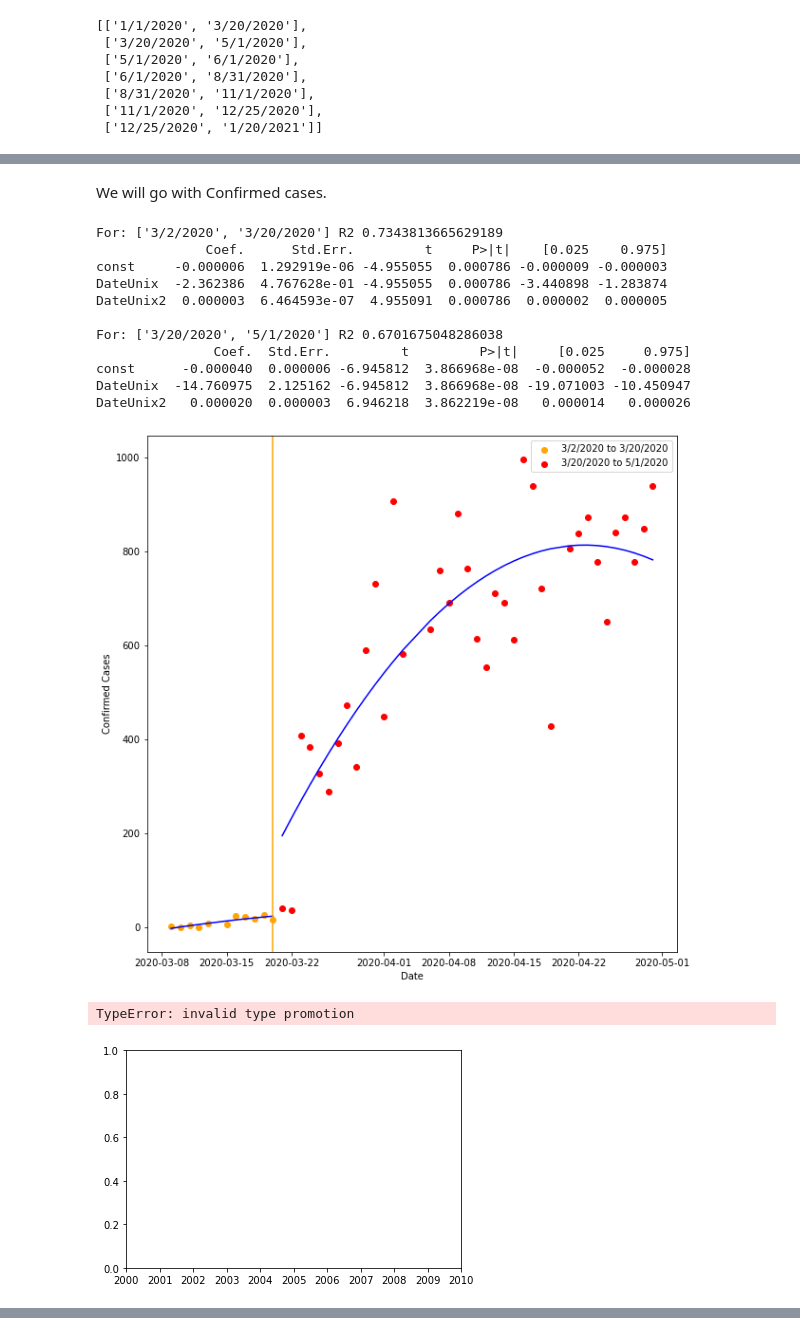
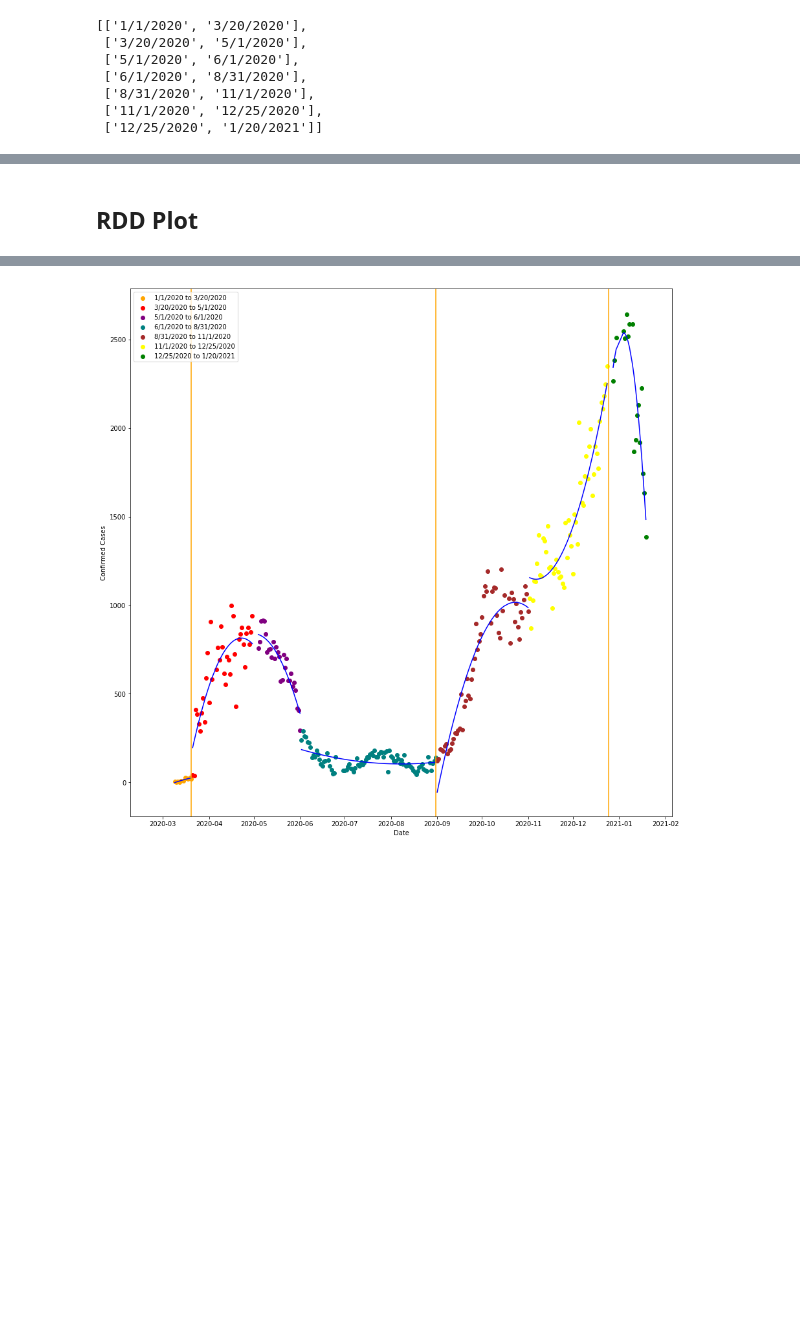
Before and after one commit to cb-ds-1/m3-4-rdd-project, a Jupyter notebook: workshop.ipynb, the cells around one changed output, grey strips where cells are left out. Cells and saved outputs as stored; diff of their text form; code cells hidden in the pictures; blank space fills up the shorter version.

```diff
--- a/workshop.ipynb
+++ b/workshop.ipynb
@@ -98,6 +98,7 @@ tranches
  ['12/25/2020', '1/20/2021']]
 # %%
 from sklearn.metrics import r2_score
+from scipy.stats import linregress
 
 def rows_between(df, dates):
     return df[
@@ -125,10 +126,13 @@ def evaluate_tranches(data,
             sets[i] = sets[i][sets[i]['ObservationDate'] <= pd.to_datetime(date_filters[i])]
 
     scores = []
+    start = []
+    end = []
     coef1 = []
     coef2 = []
     ones = []
     twos = []
+    slopes = []
 
     for i in range(len(sets)):
         x = sets[i]['ObservationDate'][:, np.newaxis]
@@ -139,6 +143,7 @@ def evaluate_tranches(data,
         X_poly = poly.fit_transform(X)
         pr_model = LinearRegression().fit(X_poly, y)
         y_hat = pr_model.predict(X_poly)
+        linr = linregress(sets[i]['DateUnix'], y_hat)
         plt.scatter(x,y, color=colors[i], label=" to ".join(tranches[i]))
         plt.plot(x,y_hat, color='blue')
 
@@ -154,14 +159,17 @@ def evaluate_tranches(data,
         r_squ = r2_score(y, y_hat)
         pvalues = summary['P>|t|']
         coeffs = summary['Coef.']
-        print(" ")
-        print("For:",tranches[i], "R2", r_squ)
-        print(summary)
+#         print(" ")
+#         print("For:",tranches[i], "R2", r_squ)
+#         print(summary)
         scores.append(r_squ)
+        start.append(tranches[i][0])
+        end.append(tranches[i][1])
         coef1.append(coeffs['DateUnix'])
         coef2.append(coeffs['DateUnix2'])
         ones.append(pvalues['DateUnix'])
         twos.append(pvalues['DateUnix2'])
+        slopes.append(linr.slope)
 
     if len(imp_dates) > 0:
         for d in imp_dates:
@@ -169,17 +177,19 @@ def evaluate_tranches(data,
 
     res = pd.DataFrame({
         'tranche': tranches,
+        'start': start,
+        'end': end,
         'r2': scores,
         'coeff1': coef1,
         'coeff2': coef2,
         'p_deg1': ones,
         'p_deg2': twos,
-        'color': colors[:len(tranches)]
+        'color': colors[:len(tranches)],
+        'slope': slopes
     })
+    res['end_date'] = pd.to_datetime(res['end'])
     if len(tranches) > 0:
         plt.xlabel('Date')
         plt.ylabel('Confirmed Cases')
         plt.legend()
     return res
-
-res = evaluate_tranches(data=qc,tranches=tranches,imp_dates=imp_dates)
@@ -205,37 +196,7 @@ DateUnix2  -0.000053  0.000013 -4.085451  0.000862  -0.000081  -0.000026
-# %% [markdown]
-We will go with Confirmed cases.
-# %%
-delimiters = [['3/2/2020', '3/20/2020'],['3/20/2020', '5/1/2020']]
-
-res1 = evaluate_tranches(data=qc,
-                         tranches=delimiters,
-                         filters=[None, 1000],
-                         imp_dates=['3/20/2020'],
-                         figsize=(10.,10.)
-                        )
-# %% [output]
-For: ['3/2/2020', '3/20/2020'] R2 0.7343813665629189
-              Coef.      Std.Err.         t     P>|t|    [0.025    0.975]
-const     -0.000006  1.292919e-06 -4.955055  0.000786 -0.000009 -0.000003
-DateUnix  -2.362386  4.767628e-01 -4.955055  0.000786 -3.440898 -1.283874
-DateUnix2  0.000003  6.464593e-07  4.955091  0.000786  0.000002  0.000005
-
-For: ['3/20/2020', '5/1/2020'] R2 0.6701675048286038
-               Coef.  Std.Err.         t         P>|t|     [0.025     0.975]
-const      -0.000040  0.000006 -6.945812  3.866968e-08  -0.000052  -0.000028
-DateUnix  -14.760975  2.125162 -6.945812  3.866968e-08 -19.071003 -10.450947
-DateUnix2   0.000020  0.000003  6.946218  3.862219e-08   0.000014   0.000026
-[figure, removed]
-# %%
-left = rows_between(qc, ['3/2/2020', '3/20/2020'])
-right = rows_between(qc, ['3/20/2020', '5/1/2020'])
-lefty = left['DailyConfirmed']
-righty = right['DailyConfirmed']
-leftx = sm.add_constant(left[['DateUnix','DateUnix2','DateUnix3']])
-
-est_l = sm.OLS(lefty, leftx).fit()
-left_y_h = est_l.predict(leftx)
-plt.scatter(left['ObservationDate'],lefty)
-# %% [output]
-TypeError: invalid type promotion
-[figure, removed]
+# %% [markdown]
+## RDD Plot
+# %%
+res = evaluate_tranches(data=qc,tranches=tranches,imp_dates=imp_dates)
+
+res
+# %% [output]
@@ -241,0 +211 @@ TypeError: invalid type promotion
+[figure, added]
```
Also changed, not shown: parts of 9 cells of this notebook.
